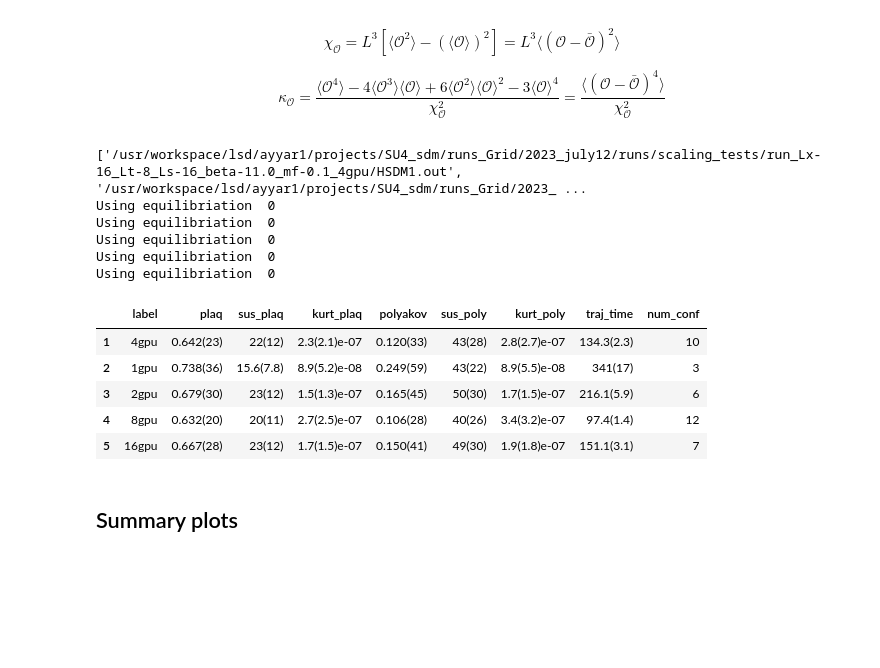
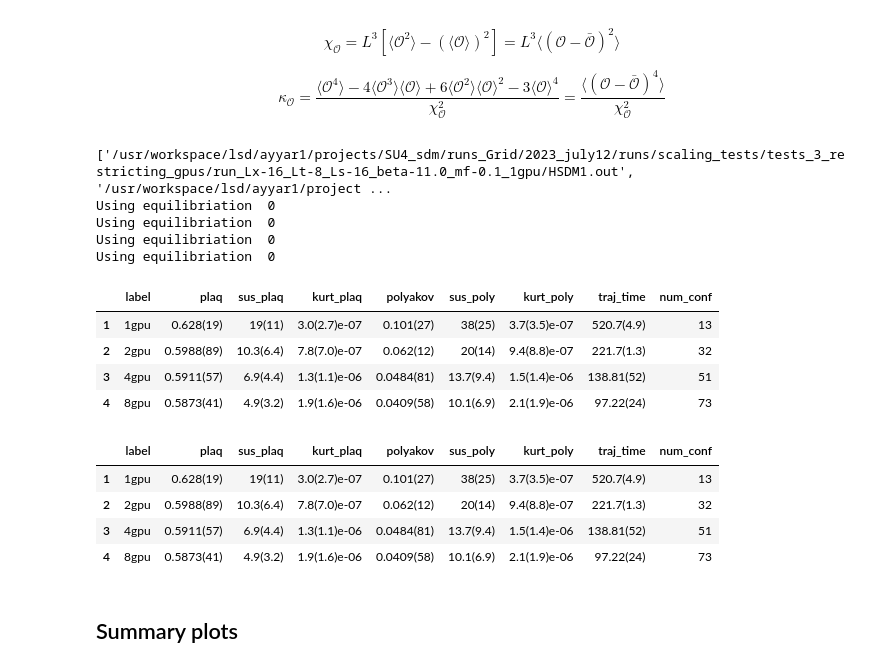
Before and after one commit to vmos1/su4_dm_grid_lsd, a Jupyter notebook: analysis/6a_HMC_single_runs.ipynb, the cells around one changed output. Saved outputs shown, nothing was run; the diff lists cells and outputs as text; code cells hidden in the pictures; blank space fills up the shorter version.

```diff
--- a/analysis/6a_HMC_single_runs.ipynb
+++ b/analysis/6a_HMC_single_runs.ipynb
@@ -126,15 +126,15 @@ def f_parse_grid_data(fname):
 
     f_get_traj_time(fname,dict1)
 
-    ## Check if list sizes are unequal
-    size_lst=[len(val) for val in dict1.values()]
-    lg=size_lst[0]
-    for i in size_lst:
-        if i!=lg:
-            print("Unequal sizes of dict elements")
-            print([(key,len(val)) for key,val in dict1.items()])
+#     ## Check if list sizes are unequal
+#     size_lst=[len(val) for val in dict1.values()]
+#     lg=size_lst[0]
+#     for i in size_lst:
+#         if i!=lg:
+#             print("Unequal sizes of dict elements")
+#             print([(key,len(val)) for key,val in dict1.items()])
 
-    lgth = min([len(i) for i in dict1.values()])
+#     lgth = min([len(i) for i in dict1.values()])
 #     f_get_metropolis(fname,dict1,lgth)
 
     ## Store in DataFrame
@@ -257,42 +257,52 @@ df_summary=pd.DataFrame([])
 
 top_dir='/usr/workspace/lsd/ayyar1/projects/SU4_sdm/runs_Grid/2023_july12/runs/phase_diagram_3_check_HMC_pars/'
 
-top_dir='/usr/workspace/lsd/ayyar1/projects/SU4_sdm/runs_Grid/2023_july12/runs/scaling_tests/'
+top_dir='/usr/workspace/lsd/ayyar1/projects/SU4_sdm/runs_Grid/2023_july12/runs/scaling_tests/tests_3*/'
 
 flist=glob.glob(top_dir+'run_Lx-%s_Lt-%s*/HSDM1.out'%(Lx,Lt))
 label_lst=[str(i) for i in range(len(flist))]
 label_lst=[i.split('/')[-2].split('_')[-1] for i in flist]
 print(flist)
 
 
 for label,fname in zip(label_lst,flist):
 
     df=f_parse_grid_data(fname)
 #     display(df)
 
     data_dict[label]=df
 
     # Get summary data
     dict2={}
     dict2['label']=label
-    dict2=f_get_summary_data(df,Lx,dict2,0)
+    try:
+        dict2=f_get_summary_data(df,Lx,dict2,0)
+    except Exception as e:
+        print(e,fname)
+        continue
 
     df_summary=pd.concat([df_summary,pd.DataFrame(dict2,index=[df_summary.shape[0]+1])])
 
 display(df_summary)
 # %% [output]
-['/usr/workspace/lsd/ayyar1/projects/SU4_sdm/runs_Grid/2023_july12/runs/scaling_tests/run_Lx-16_Lt-8_Ls-16_beta-11.0_mf-0.1_4gpu/HSDM1.out', '/usr/workspace/lsd/ayyar1/projects/SU4_sdm/runs_Grid/2023_ ...
+['/usr/workspace/lsd/ayyar1/projects/SU4_sdm/runs_Grid/2023_july12/runs/scaling_tests/tests_3_restricting_gpus/run_Lx-16_Lt-8_Ls-16_beta-11.0_mf-0.1_1gpu/HSDM1.out', '/usr/workspace/lsd/ayyar1/project ...
 Using equilibriation  0
 Using equilibriation  0
 Using equilibriation  0
 Using equilibriation  0
-Using equilibriation  0
 |  | label | plaq | sus_plaq | kurt_plaq | polyakov | sus_poly | kurt_poly | traj_time | num_conf |
-| 1 | 4gpu | 0.642(23) | 22(12) | 2.3(2.1)e-07 | 0.120(33) | 43(28) | 2.8(2.7)e-07 | 134.3(2.3) | 10 |
-| 2 | 1gpu | 0.738(36) | 15.6(7.8) | 8.9(5.2)e-08 | 0.249(59) | 43(22) | 8.9(5.5)e-08 | 341(17) | 3 |
-| 3 | 2gpu | 0.679(30) | 23(12) | 1.5(1.3)e-07 | 0.165(45) | 50(30) | 1.7(1.5)e-07 | 216.1(5.9) | 6 |
-| 4 | 8gpu | 0.632(20) | 20(11) | 2.7(2.5)e-07 | 0.106(28) | 40(26) | 3.4(3.2)e-07 | 97.4(1.4) | 12 |
-| 5 | 16gpu | 0.667(28) | 23(12) | 1.7(1.5)e-07 | 0.150(41) | 49(30) | 1.9(1.8)e-07 | 151.1(3.1) | 7 |
+| 1 | 1gpu | 0.628(19) | 19(11) | 3.0(2.7)e-07 | 0.101(27) | 38(25) | 3.7(3.5)e-07 | 520.7(4.9) | 13 |
+| 2 | 2gpu | 0.5988(89) | 10.3(6.4) | 7.8(7.0)e-07 | 0.062(12) | 20(14) | 9.4(8.8)e-07 | 221.7(1.3) | 32 |
+| 3 | 4gpu | 0.5911(57) | 6.9(4.4) | 1.3(1.1)e-06 | 0.0484(81) | 13.7(9.4) | 1.5(1.4)e-06 | 138.81(52) | 51 |
+| 4 | 8gpu | 0.5873(41) | 4.9(3.2) | 1.9(1.6)e-06 | 0.0409(58) | 10.1(6.9) | 2.1(1.9)e-06 | 97.22(24) | 73 |
+# %%
+df_summary
+# %% [output]
+|  | label | plaq | sus_plaq | kurt_plaq | polyakov | sus_poly | kurt_poly | traj_time | num_conf |
+| 1 | 1gpu | 0.628(19) | 19(11) | 3.0(2.7)e-07 | 0.101(27) | 38(25) | 3.7(3.5)e-07 | 520.7(4.9) | 13 |
+| 2 | 2gpu | 0.5988(89) | 10.3(6.4) | 7.8(7.0)e-07 | 0.062(12) | 20(14) | 9.4(8.8)e-07 | 221.7(1.3) | 32 |
+| 3 | 4gpu | 0.5911(57) | 6.9(4.4) | 1.3(1.1)e-06 | 0.0484(81) | 13.7(9.4) | 1.5(1.4)e-06 | 138.81(52) | 51 |
+| 4 | 8gpu | 0.5873(41) | 4.9(3.2) | 1.9(1.6)e-06 | 0.0409(58) | 10.1(6.9) | 2.1(1.9)e-06 | 97.22(24) | 73 |
 # %%
 # data_dict.keys()
 # %% [markdown]
```
Also changed, not shown: parts of 1 cell of this notebook, 13 other files.
